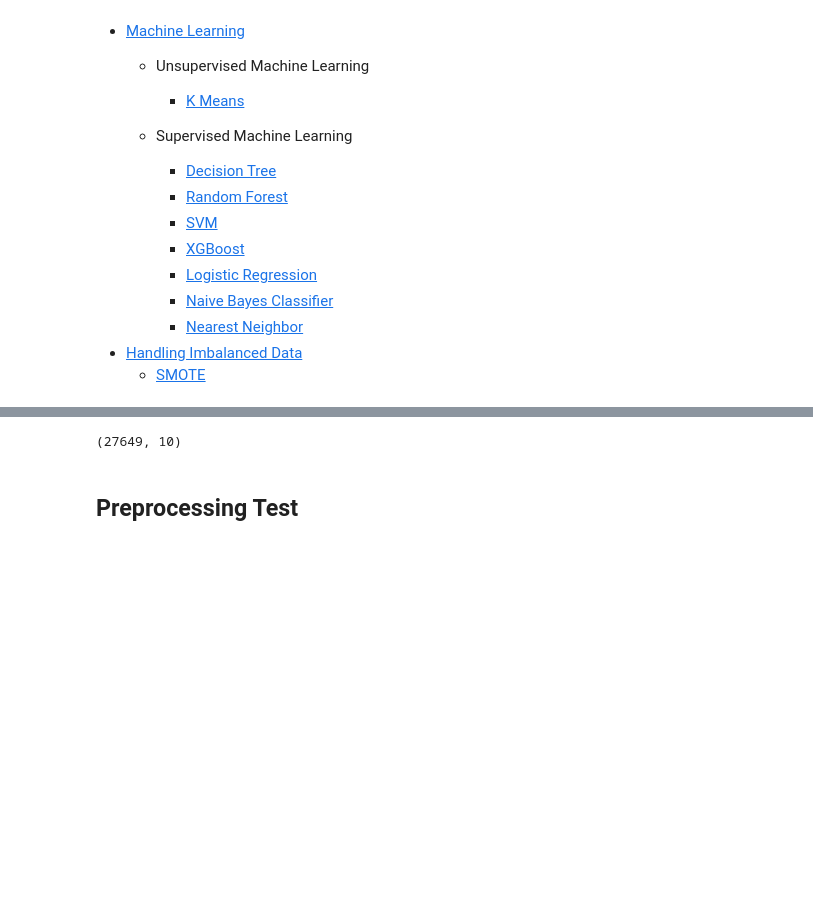
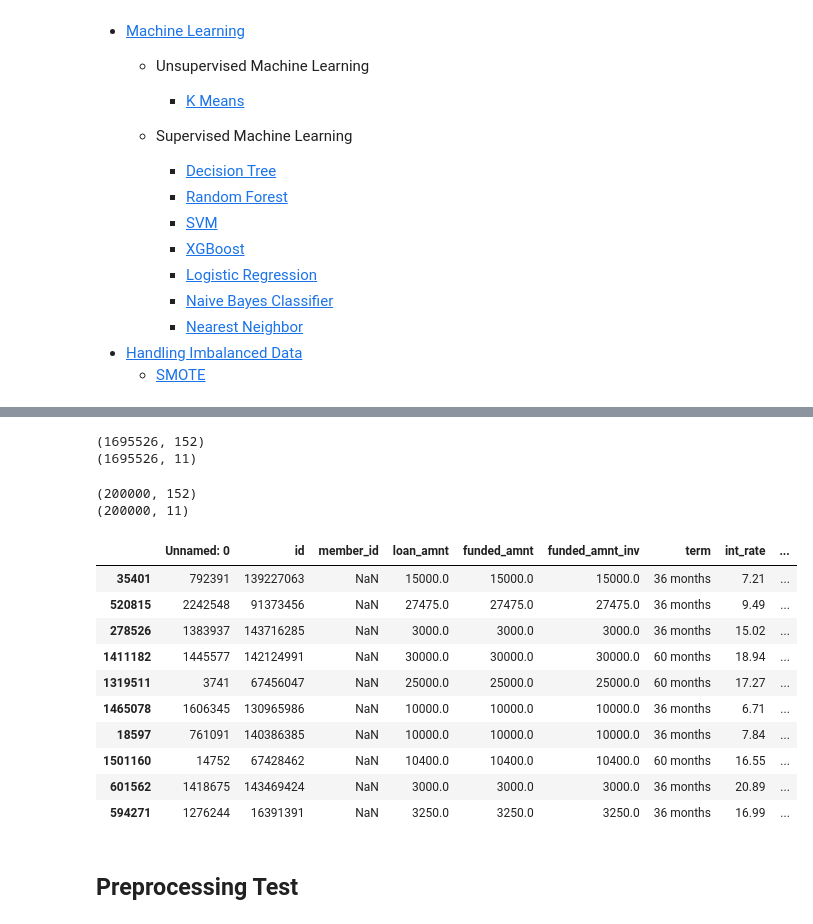
Before and after one commit to miazhx/capstone, a Jupyter notebook: Mia/reject_accept_classifier.ipynb, the cells around one changed output, grey strips where cells are left out. Cells and saved outputs as stored; diff of their text form; code cells hidden in the pictures; blank space fills up the shorter version.

Commit message:
update data sample

```diff
--- a/Mia/reject_accept_classifier.ipynb
+++ b/Mia/reject_accept_classifier.ipynb
@@ -56,3 +48,6 @@ df_raw_rejected.sample(frac=0.001).to_csv('sample_rejected.csv')
+# %%
+sample_accepted = pd.read_csv('train_set_from_accepted_raw.csv')
+sample_rejected = pd.read_csv('train_set_from_reject_downsampled.csv')
 # %%
-sample_accepted = pd.read_csv('sample_accepted.csv')
-sample_rejected = pd.read_csv('sample_rejected.csv')
+# sample_accepted = pd.read_csv('sample_accepted.csv')
+# sample_rejected = pd.read_csv('sample_rejected.csv')
@@ -63,7 +54,15 @@ sample_accepted.shape
-# %%
-sample_rejected.shape
-# %% [output]
-(27649, 10)
+# %%
+print(sample_accepted.shape)
+print(sample_rejected.shape)
+# %% [output]
+(1695526, 152)
+(1695526, 11)
 # %%
-sample_accepted = sample_accepted.sample(2000)
-sample_rejected = sample_rejected.sample(2000)
+df_accepted = sample_accepted.sample(200000)
+df_rejected = sample_rejected.sample(200000)
+# %%
+print(df_accepted.shape)
+print(df_rejected.shape)
+# %% [output]
+(200000, 152)
+(200000, 11)
@@ -70,3 +71,17 @@ sample_rejected = sample_rejected.sample(2000)
+# %%
+df_accepted.sample(10)
+# %% [output]
+|  | Unnamed: 0 | id | member_id | loan_amnt | funded_amnt | funded_amnt_inv | term | int_rate | ... |
+| 35401 | 792391 | 139227063 | NaN | 15000.0 | 15000.0 | 15000.0 | 36 months | 7.21 | ... |
+| 520815 | 2242548 | 91373456 | NaN | 27475.0 | 27475.0 | 27475.0 | 36 months | 9.49 | ... |
+| 278526 | 1383937 | 143716285 | NaN | 3000.0 | 3000.0 | 3000.0 | 36 months | 15.02 | ... |
+| 1411182 | 1445577 | 142124991 | NaN | 30000.0 | 30000.0 | 30000.0 | 60 months | 18.94 | ... |
+| 1319511 | 3741 | 67456047 | NaN | 25000.0 | 25000.0 | 25000.0 | 60 months | 17.27 | ... |
+| 1465078 | 1606345 | 130965986 | NaN | 10000.0 | 10000.0 | 10000.0 | 36 months | 6.71 | ... |
+| 18597 | 761091 | 140386385 | NaN | 10000.0 | 10000.0 | 10000.0 | 36 months | 7.84 | ... |
+| 1501160 | 14752 | 67428462 | NaN | 10400.0 | 10400.0 | 10400.0 | 60 months | 16.55 | ... |
+| 601562 | 1418675 | 143469424 | NaN | 3000.0 | 3000.0 | 3000.0 | 36 months | 20.89 | ... |
+| 594271 | 1276244 | 16391391 | NaN | 3250.0 | 3250.0 | 3250.0 | 36 months | 16.99 | ... |
 # %% [markdown]
  <p><a name="preprocessing"></a></p>
 
```
Also changed, not shown: parts of 25 cells of this notebook, 3 other files.
